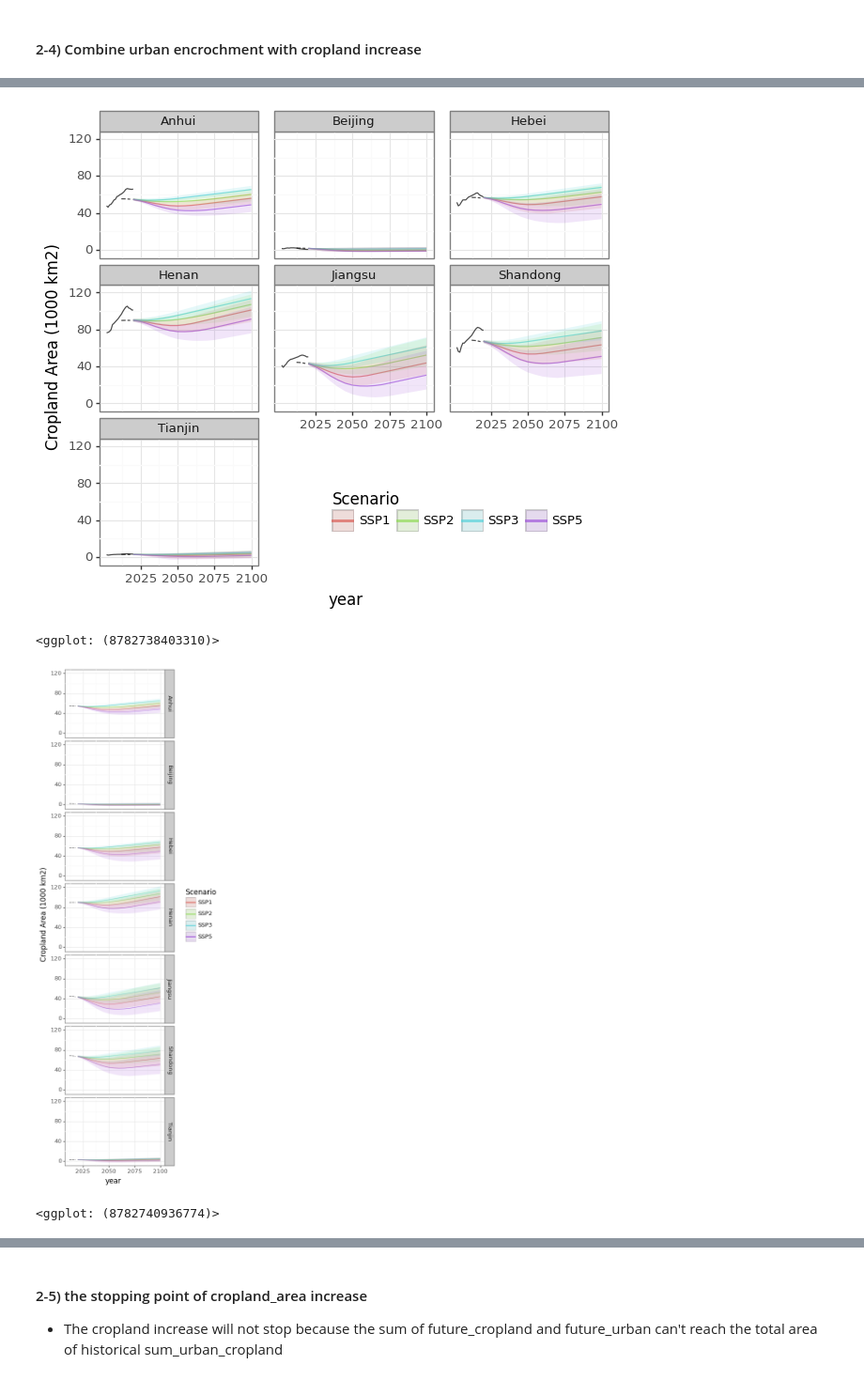
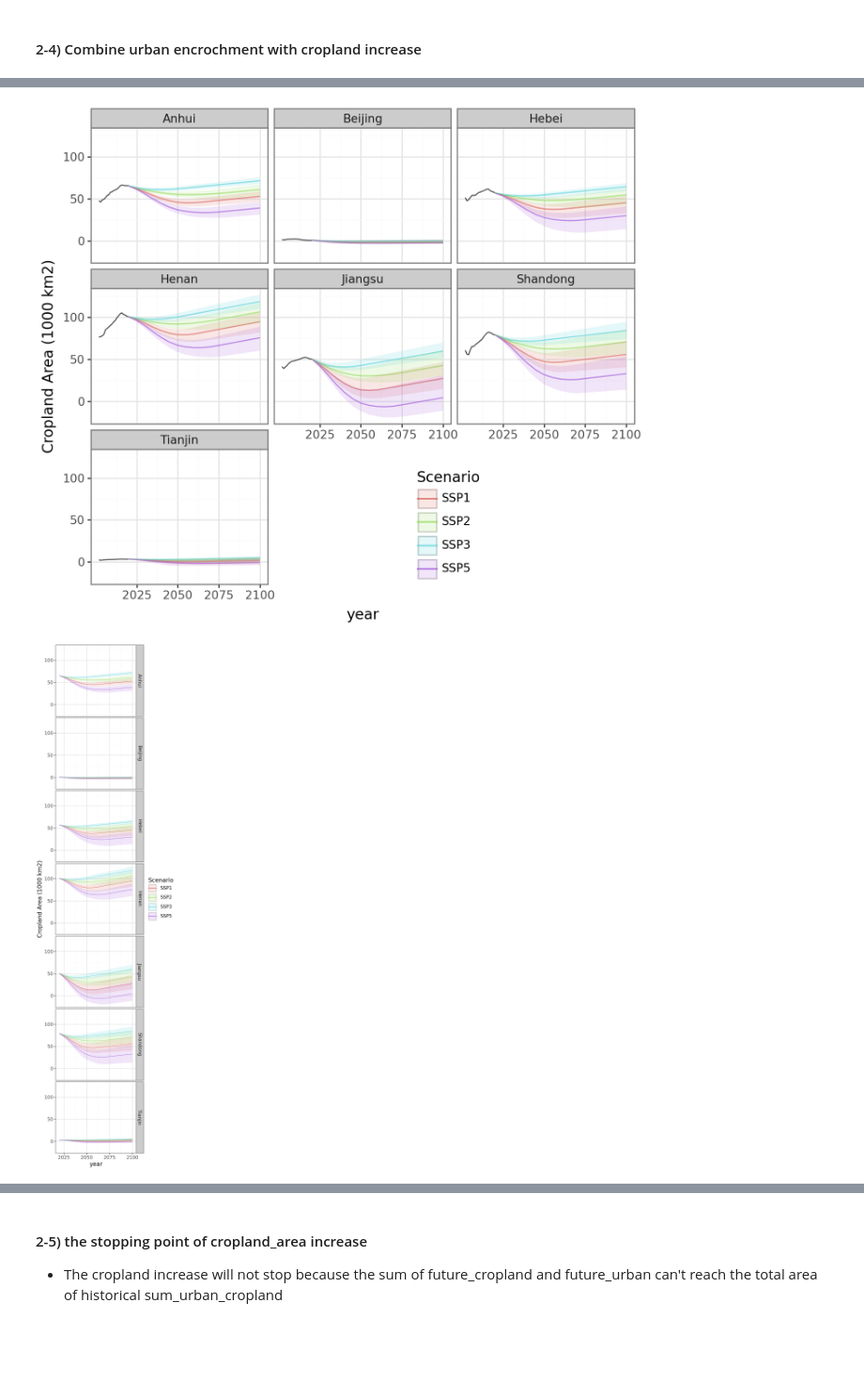
Before and after one commit to JinzhuWANG/Food_security_urban_GAEZ_Paper_3, a Jupyter notebook: Step_2_Sort_GAEZ_layers/05_2_compute_the_cropland_area_increase.ipynb, the cells around one changed output, grey strips where cells are left out. Shown at 94% size. Saved outputs shown, nothing was run; the diff lists cells and outputs as text; code cells hidden in the pictures; blank space fills up the shorter version.

```diff
--- a/Step_2_Sort_GAEZ_layers/05_2_compute_the_cropland_area_increase.ipynb
+++ b/Step_2_Sort_GAEZ_layers/05_2_compute_the_cropland_area_increase.ipynb
@@ -349,3 +220,10 @@ future_cropland_increase = pd.concat(pred_dfs)
 
 # save to disk
 future_cropland_increase.to_csv('./result_csv/future_cropland_increase.csv',index=False)
+# %%
+# Get the abosolute crop land area increase for 2020
+cropland_increase_2020 = future_cropland_increase.query('year == 2020')
+cropland_increase_2019 = future_cropland_increase.query('year == 2019')
+abs_cropland_increse_2020 = cropland_increase_2020.merge(cropland_increase_2019,on='Province',suffixes=('_2020','_2019'))
+abs_cropland_increse_2020['abs_cropland_increase_kha'] = abs_cropland_increse_2020['mean_2020'] - abs_cropland_increse_2020['mean_2019']
+abs_cropland_increse_2020 = abs_cropland_increse_2020[['Province','abs_cropland_increase_kha']]
@@ -491,14 +362,12 @@ net_cropland_change_pred = net_cropland_change >> mask(X.Scenario != 'Historical
 # %%
 # plot the area change
-plotnine.options.figure_size = (3,15)
+plotnine.options.figure_size = (4,15)
 plotnine.options.dip = 100
 
 g = (ggplot()
-  # urban excroachment hist
-  + geom_line(net_cropland_change_hist,aes(x='year',y='net_mean'),linetype='dashed',alpha=0.7)
   # urban excroachment pred
-  + geom_line(net_cropland_change_pred,aes(x='year',y='net_mean',color='Scenario'),alpha=0.7)
-  + geom_ribbon(net_cropland_change_pred,aes(x='year',ymin='net_bot',ymax='net_top',fill='Scenario'),alpha=0.15)
+  + geom_line(net_cropland_change,aes(x='year',y='net_mean',color='Scenario'),alpha=0.7)
+  + geom_ribbon(net_cropland_change,aes(x='year',ymin='net_bot',ymax='net_top',fill='Scenario'),alpha=0.15)
   + facet_wrap('Province',ncol=1)
   + theme_bw(base_size=12)
   + theme(subplots_adjust={'wspace': 0.1})
@@ -515,21 +383,21 @@ g.save('/content/result_2_5_3_cropland_net_change.svg')
 # %% [markdown]
 #### 2-4) Combine urban encrochment with cropland increase
 # %%
-# get the total yearbook cropland area for each province
-yearbook_area_province_sum = yearbook_area.groupby(['Province','year']).sum().reset_index()
-yearbook_area_province_sum['area_yearbook_1000km2'] = yearbook_area_province_sum['area_yearbook_kha']/100
+# get the total cropland area
+cropland_area_after_encroachment_sum = cropland_area_after_encroachment.groupby(['Scenario','year','Province']).sum(numeric_only=True).reset_index()
 
-yearbook_area_province_sum_2010 = yearbook_area_province_sum >> mask(X.year == 2010) \
-                        >> drop(['year']) >> rename(area_yearbook_2010_kha='area_yearbook_kha')
 
-yearbook_area_province_sum_2010['area_yearbook_2010_1000km2'] = yearbook_area_province_sum_2010['area_yearbook_2010_kha']/100
+# get the yearbook_area_province_sum
+yearbook_area_province_sum = yearbook_area.groupby(['Province','year'])[['area_yearbook_kha']].sum(numeric_only=True).reset_index()
+yearbook_area_province_sum['yearbook_area_1000km2'] = yearbook_area_province_sum['area_yearbook_kha'] / 100
 # %%
 # link cropland_area_2010, urban_encroachment_area, and future_cropland_increase
-final_cropland_area = yearbook_area_province_sum_2010.merge(urban_encroachment_area_df).merge(future_cropland_increase)
+final_cropland_area = cropland_area_after_encroachment_sum.merge(urban_encroachment_area_df).merge(cropland_increase_since_2020)
 final_cropland_area = final_cropland_area \
-  >> mutate(final_cropland_area_1000km2 = (X.area_yearbook_2010_1000km2 - X.encroach_area_1000km2_mean + X['mean']/100),
-       final_cropland_area_1000km2_top = (X.area_yearbook_2010_1000km2 - X.encroach_area_1000km2_bot + X.obs_ci_upper/100),
-       final_cropland_area_1000km2_bot = (X.area_yearbook_2010_1000km2 - X.encroach_area_1000km2_top + X.obs_ci_lower/100))
+  >> mutate(final_cropland_area_1000km2 = (X.area_after_encroachment_kha/100 - X.encroach_area_1000km2_mean + X['mean']),
+       final_cropland_area_1000km2_top = (X.area_after_encroachment_kha/100 - X.encroach_area_1000km2_bot + X.obs_ci_upper),
+       final_cropland_area_1000km2_bot = (X.area_after_encroachment_kha/100 - X.encroach_area_1000km2_top + X.obs_ci_lower))
 
 final_cropland_area = final_cropland_area >> select(['Scenario','Province','year','final_cropland_area_1000km2',
                             'final_cropland_area_1000km2_top','final_cropland_area_1000km2_bot'])
+final_cropland_area = final_cropland_area.sort_values(['Province','Scenario','year'])
@@ -544,22 +424,19 @@ plotnine.options.dip = 100
 
 g = (ggplot()
   # historical cropland
-  + geom_line(yearbook_area_province_sum,aes(x='year',y='area_yearbook_1000km2'),alpha=0.7)
-  # urban excroachment hist
-  + geom_line(final_cropland_area_hist,aes(x='year',y='final_cropland_area_1000km2'),alpha=0.7,linetype='dashed')
+  + geom_line(yearbook_area_province_sum,aes(x='year',y='yearbook_area_1000km2'),alpha=0.7)
   # urban excroachment pred
-  + geom_line(final_cropland_area_pred,aes(x='year',y='final_cropland_area_1000km2',color='Scenario'),alpha=0.7)
-  + geom_ribbon(final_cropland_area_pred,
+  + geom_line(final_cropland_area,aes(x='year',y='final_cropland_area_1000km2',color='Scenario'),alpha=0.7)
+  + geom_ribbon(final_cropland_area,
         aes(x='year',ymin='final_cropland_area_1000km2_bot',ymax='final_cropland_area_1000km2_top',fill='Scenario'),alpha=0.15)
   + scale_x_continuous(breaks = range(2025,2101,25))
   + facet_wrap(['Province'],ncol=3)
   + theme_bw(base_size=12)
-  + theme(subplots_adjust={'wspace': 0.1},legend_position=(0.67,0.21))
+  + theme(subplots_adjust={'wspace': 0.1},legend_position=(0.68,0.01))
   + ylab('Cropland Area (1000 km2)')
  )
 
 g
 # %% [output]
-[figure, old version]
+[figure, new version]
-<ggplot: (8782738403310)>
 # %%
@@ -567,27 +444,24 @@ g.save('/content/result_2_4_final_cropland_area.svg')
 # %%
 # plot the area change
-plotnine.options.figure_size = (3,15)
+plotnine.options.figure_size = (4,15)
 plotnine.options.dip = 100
 
 g = (ggplot()
   # # historical cropland
   # + geom_line(yearbook_area_province_sum,aes(x='year',y='area_yearbook_1000km2'),alpha=0.7)
-  # urban excroachment hist
-  + geom_line(final_cropland_area_hist,aes(x='year',y='final_cropland_area_1000km2'),alpha=0.7,linetype='dashed')
   # urban excroachment pred
-  + geom_line(final_cropland_area_pred,aes(x='year',y='final_cropland_area_1000km2',color='Scenario'),alpha=0.7)
-  + geom_ribbon(final_cropland_area_pred,
+  + geom_line(final_cropland_area,aes(x='year',y='final_cropland_area_1000km2',color='Scenario'),alpha=0.7)
+  + geom_ribbon(final_cropland_area,
         aes(x='year',ymin='final_cropland_area_1000km2_bot',ymax='final_cropland_area_1000km2_top',fill='Scenario'),alpha=0.15)
   + scale_x_continuous(breaks = range(2025,2101,25))
   # + facet_wrap(['Province'],ncol=1)
   + facet_grid('Province ~ .')
   + theme_bw(base_size=12)
   + theme(subplots_adjust={'wspace': 0.1})
   + ylab('Cropland Area (1000 km2)')
  )
 
 g
 # %% [output]
-[figure, old version]
+[figure, new version]
-<ggplot: (8782740936774)>
 # %%
```
Also changed, not shown: parts of 45 cells of this notebook, 3 other files.
